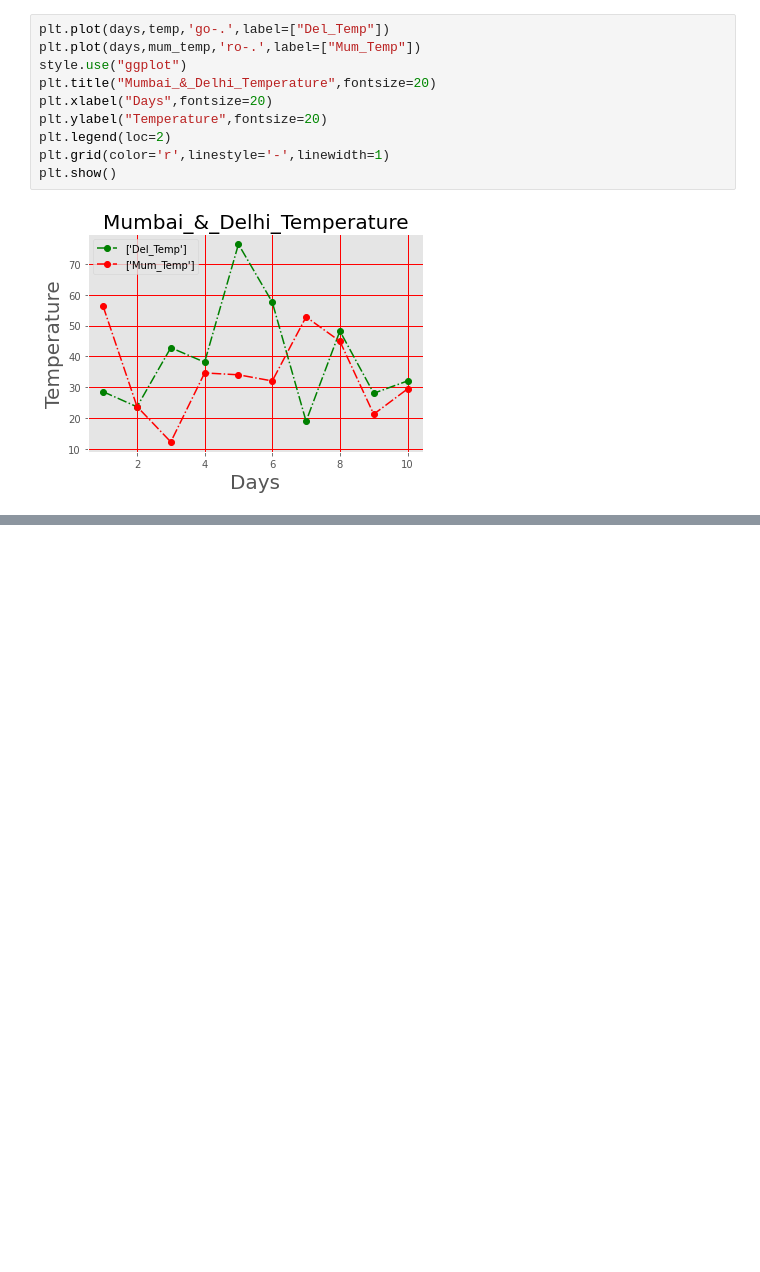
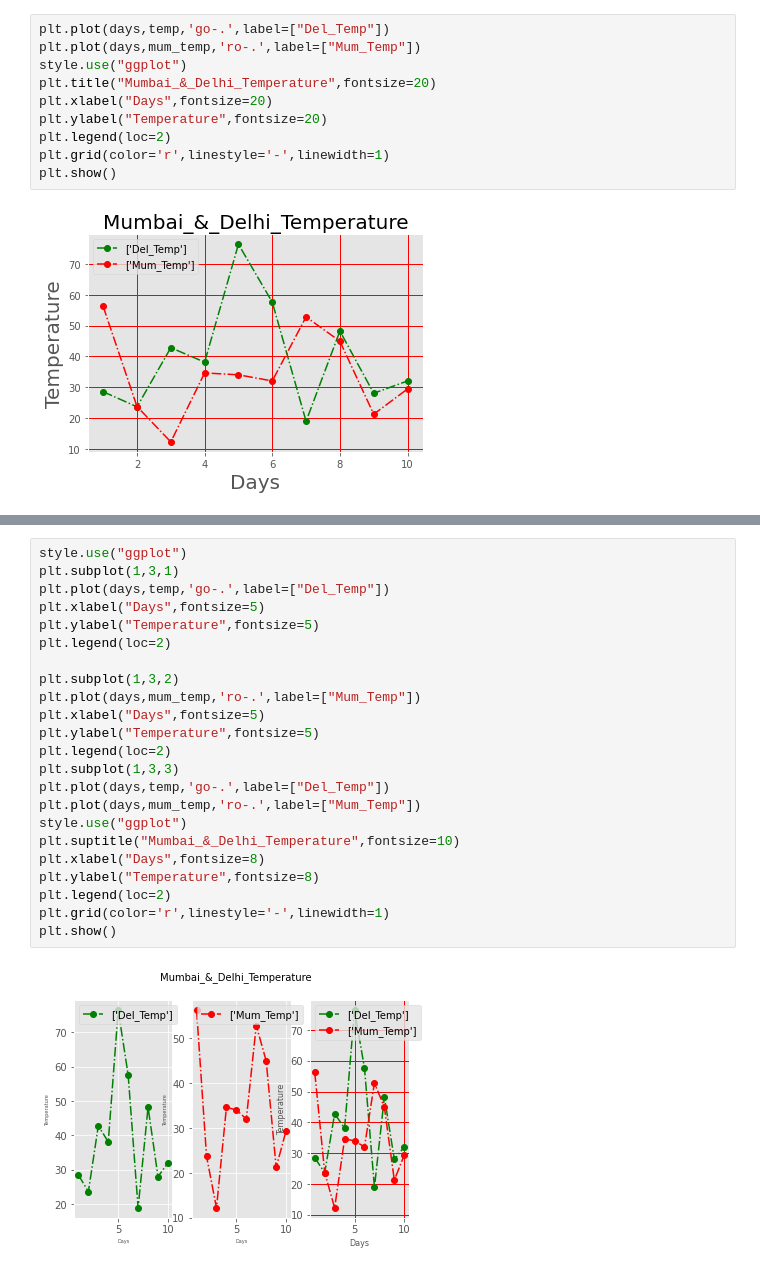
Before and after one commit to aadarshprem82/Python, a Jupyter notebook: Two.ipynb, the cells around one changed output, grey strips where cells are left out. Cells and saved outputs as stored; diff of their text form; blank space fills up the shorter version.

```diff
--- a/Two.ipynb
+++ b/Two.ipynb
@@ -157,0 +224,25 @@ plt.pie()
+# %%
+style.use("ggplot")
+plt.subplot(1,3,1)
+plt.plot(days,temp,'go-.',label=["Del_Temp"])
+plt.xlabel("Days",fontsize=5)
+plt.ylabel("Temperature",fontsize=5)
+plt.legend(loc=2)
+
+plt.subplot(1,3,2)
+plt.plot(days,mum_temp,'ro-.',label=["Mum_Temp"])
+plt.xlabel("Days",fontsize=5)
+plt.ylabel("Temperature",fontsize=5)
+plt.legend(loc=2)
+plt.subplot(1,3,3)
+plt.plot(days,temp,'go-.',label=["Del_Temp"])
+plt.plot(days,mum_temp,'ro-.',label=["Mum_Temp"])
+style.use("ggplot")
+plt.suptitle("Mumbai_&_Delhi_Temperature",fontsize=10)
+plt.xlabel("Days",fontsize=8)
+plt.ylabel("Temperature",fontsize=8)
+plt.legend(loc=2)
+plt.grid(color='r',linestyle='-',linewidth=1)
+plt.show()
+# %% [output]
+[figure, added]
```
Also changed, not shown: parts of 20 cells of this notebook.
